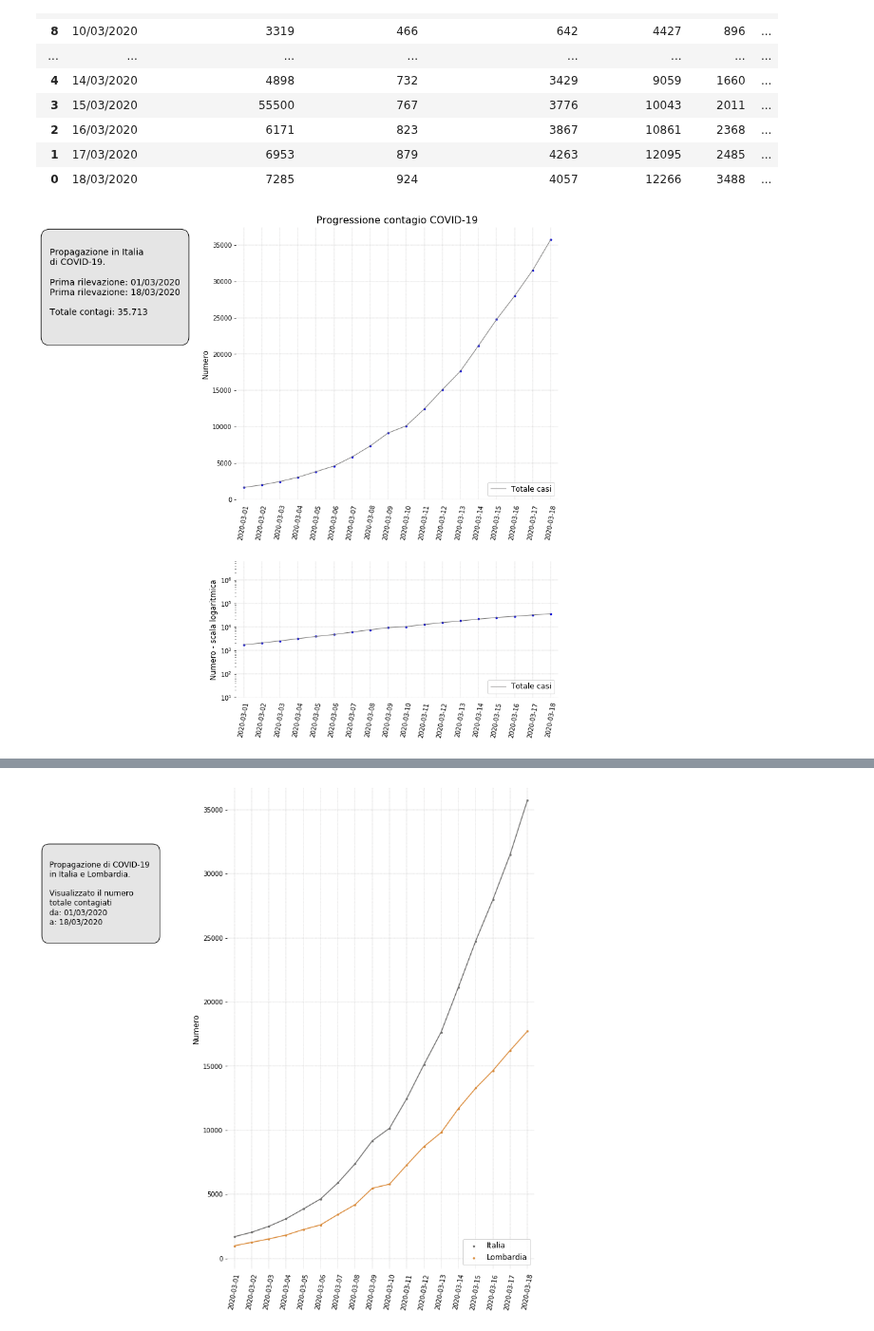
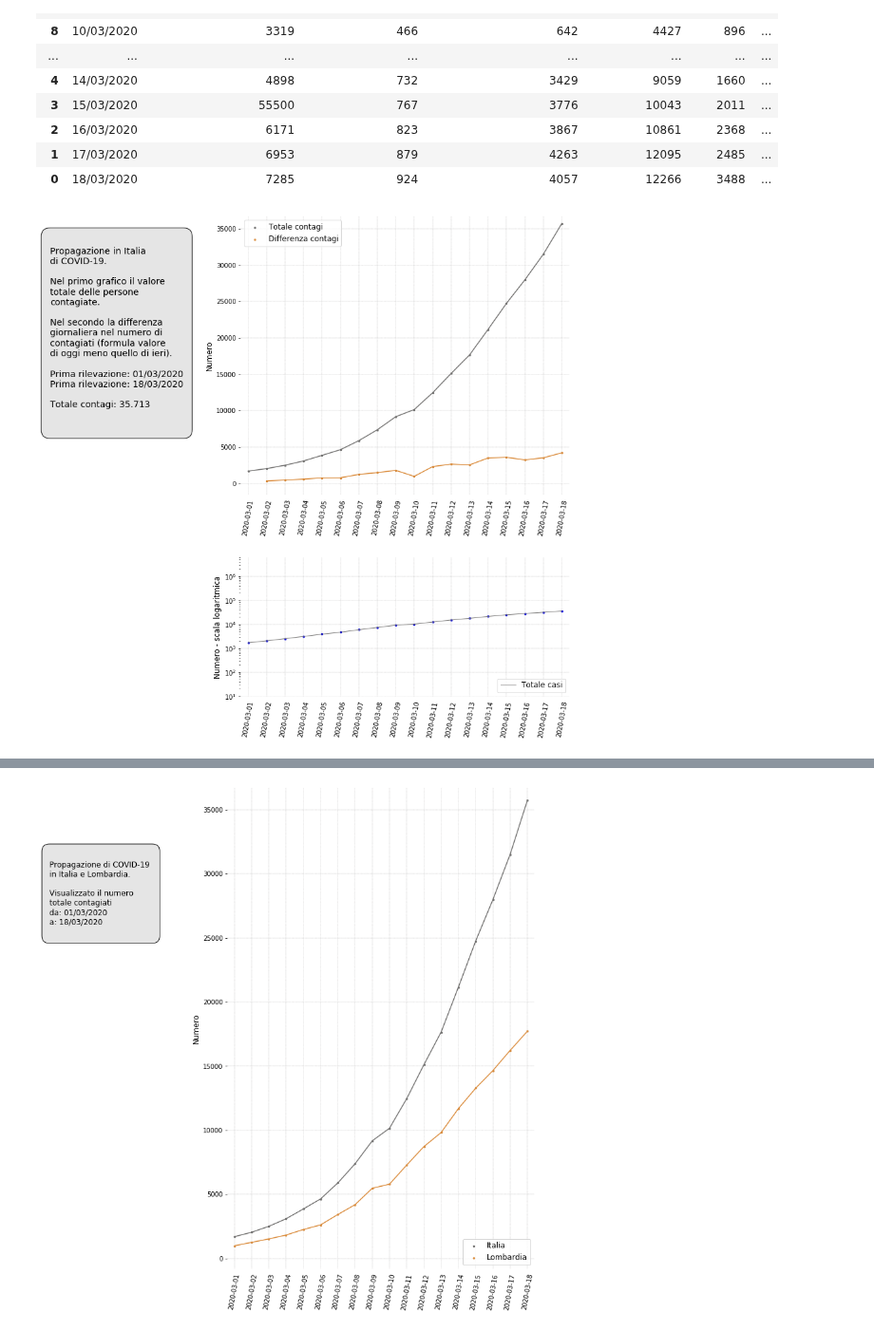
Before and after one commit to p-giovanni/Statistics, a Jupyter notebook: notebook/CoronaVirus.ipynb, the cells around one changed output, grey strips where cells are left out. Shown at 95% size. Cells and saved outputs as stored; diff of their text form; code cells hidden in the pictures.

```diff
--- a/notebook/CoronaVirus.ipynb
+++ b/notebook/CoronaVirus.ipynb
@@ -44,6 +44,7 @@ df.sort_values(by=["timeStamp"], inplace=True)
 
 min_date = df['timeStamp'].min()
 df['TimeDelta'] = (df['timeStamp'] - min_date).dt.days + 1
+df["TotalDiff"] = df["Totale"].diff(periods = 1)
 
 (df.shape, df.dtypes)
 # %% [output]
@@ -272,6 +330,29 @@ min_date = df["timeStamp"].min().strftime(date_format)
 max_date = df["timeStamp"].max().strftime(date_format)
 total = f'{df["Totale"].max():n}'
 
+df_total_diff = df[["timeStamp", "TotalDiff"]]
+
+data_sets = {
+    "Italy": {
+        "df": df,
+        "label": "Totale contagi",
+        "colors": ["#727170", "#727170"],
+        "size": 25,
+        "dot-shape": ".",
+        "line-size": 1.5,
+        "no_plot": False
+    },
+    "TotalDiff": {
+        "df": df_total_diff,
+        "value column": "TotalDiff",
+        "label": "Differenza contagi",
+        "colors": ["#db8c3c", "#db8c3c"],
+        "size": 25,
+        "dot-shape": ".",
+        "line-size": 1.5,
+        "no_plot": False
+    }
+}
 # ------------------------------------------------------
 #
 # ------------------------------------------------------
@@ -283,37 +364,47 @@ gs1 = gridspec.GridSpec(2, 2
                        ,width_ratios=[2, 7]
                        ,height_ratios=[10, 5])
 
 ax = []
 ax.append(fig.add_subplot(gs1[0,0]))
 ax.append(fig.add_subplot(gs1[0,1]))
 ax.append(fig.add_subplot(gs1[1,1]))
 
 idx = 0
 text = """
 Propagazione in Italia
 di COVID-19.
 
+Nel primo grafico il valore
+totale delle persone
+contagiate.
+
+Nel secondo la differenza
+giornaliera nel numero di
+contagiati (formula valore
+di oggi meno quello di ieri).
+
 Prima rilevazione: {d1}
 Prima rilevazione: {d2}
 
 Totale contagi: {t}
 
 """.format(d1=min_date, d2=max_date
           ,t=total)
 
-text_box(ax[idx], text, colors=["#e5e5e5", "#000000", "#000000"], x=0.1, y=0.78)
+text_box(ax[idx], text, colors=["#e5e5e5", "#000000", "#000000"], x=0.1, y=0.58)
 
 idx += 1
 x = df["timeStamp"].dt.to_pydatetime()
-c_virus_chart(ax[idx],x=x, y=df["Totale"])
+#c_virus_chart(ax[idx],x=x, y=df["Totale"])
+composed_c_virus_chart(ax[idx], data_sets)
 
 idx += 1
 x = df["timeStamp"].dt.to_pydatetime()
-c_virus_chart(ax[idx],x=x, y=df["Totale"],log=True)
+c_virus_chart(ax[idx],x=x, y=df["Totale"],log=True, title="COVID-19 - Totale contagi giornalieri in Italia")
 
 plt.savefig(os.path.join(images_path,"covid19_chart.png"))
 # %% [output]
-[figure, old version]
+[figure, new version]
 # %%
 # ------------------------------------------------------
 #
```
Also changed, not shown: parts of 7 cells of this notebook, 2 other files.
